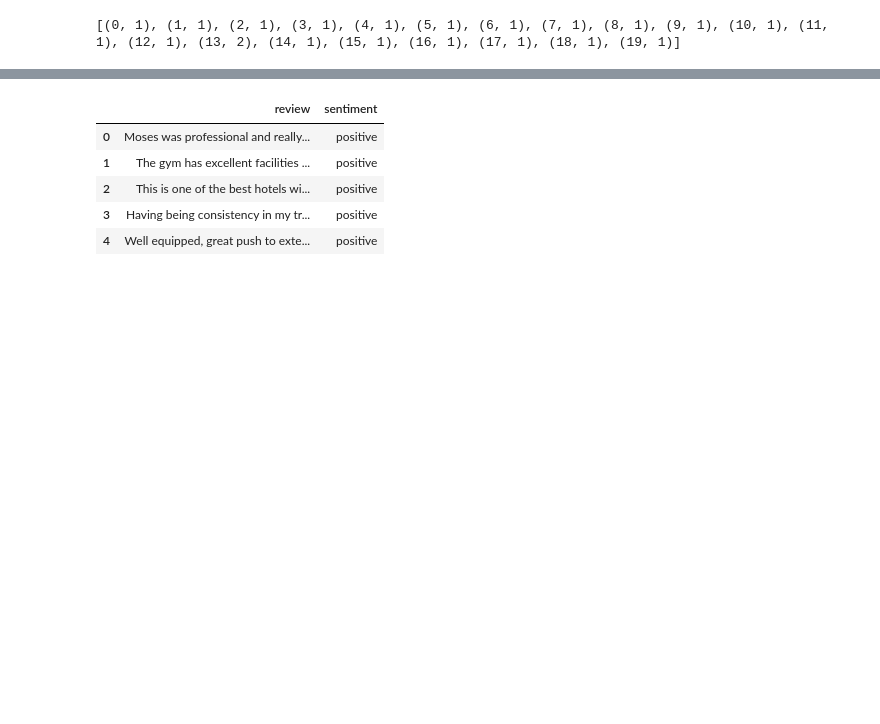
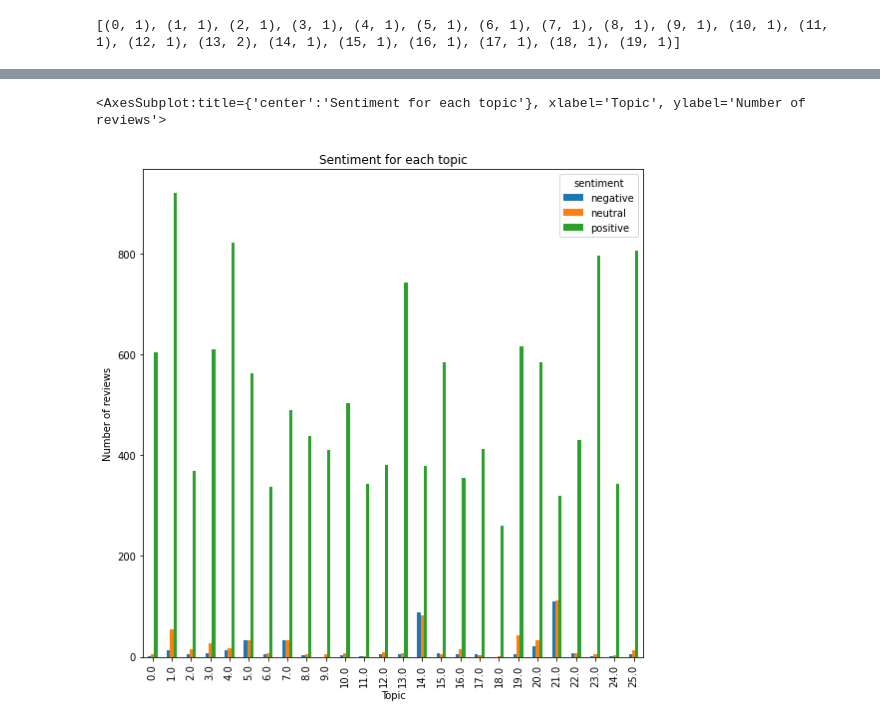
Before and after one commit to BonfaceThaa/hotels_classifier, a Jupyter notebook: notebooks/hotel-reviews-topic-modeling-lda.ipynb, the cells around one changed output, grey strips where cells are left out. Drawn from its saved outputs; the diff is of its cells as text; code cells hidden in the pictures; blank space fills up the shorter version.

```diff
--- a/notebooks/hotel-reviews-topic-modeling-lda.ipynb
+++ b/notebooks/hotel-reviews-topic-modeling-lda.ipynb
@@ -284,10 +285,7 @@ modeled_reviews[['Key Topic', 'Keywords', 'Review tokens', 'review', 'date']].sa
-# %%
-reviews_sentiment = reviews[['review', 'sentiment']]
-reviews_sentiment.head()
-# %% [output]
-|  | review | sentiment |
-| 0 | Moses was professional and really... | positive |
-| 1 | The gym has excellent facilities ... | positive |
-| 2 | This is one of the best hotels wi... | positive |
-| 3 | Having being consistency in my tr... | positive |
-| 4 | Well equipped, great push to exte... | positive |
+# %%
+reviews_sentiment = modeled_reviews.groupby(['Key Topic', 'sentiment']).sentiment.count().unstack()
+reviews_sentiment.plot(kind='bar', figsize=(9,9), ylabel='Number of reviews', xlabel='Topic',
+                         title='Sentiment for each topic')
+# %% [output]
+<AxesSubplot:title={'center':'Sentiment for each topic'}, xlabel='Topic', ylabel='Number of reviews'>
+[figure, added]
```
Also changed, not shown: parts of 8 cells of this notebook, 11 other files.
